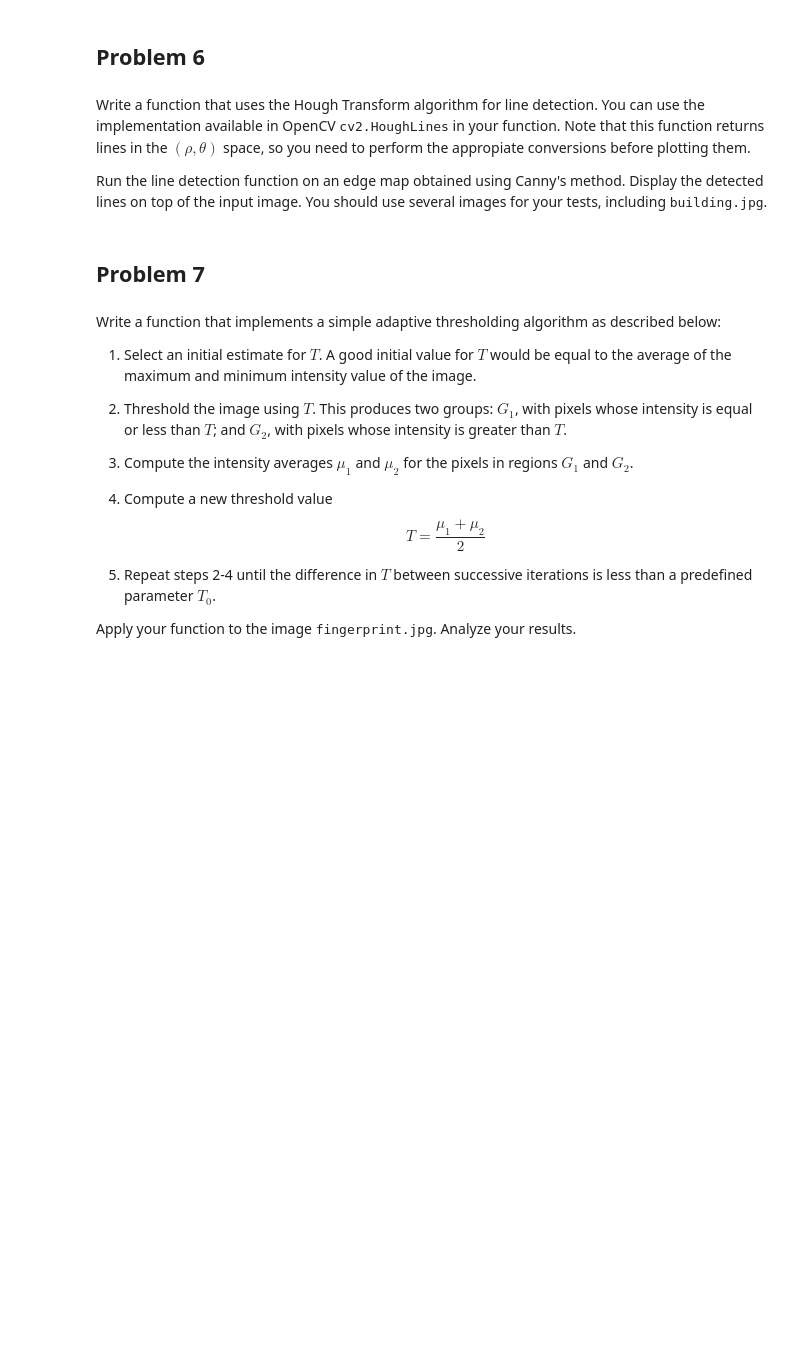
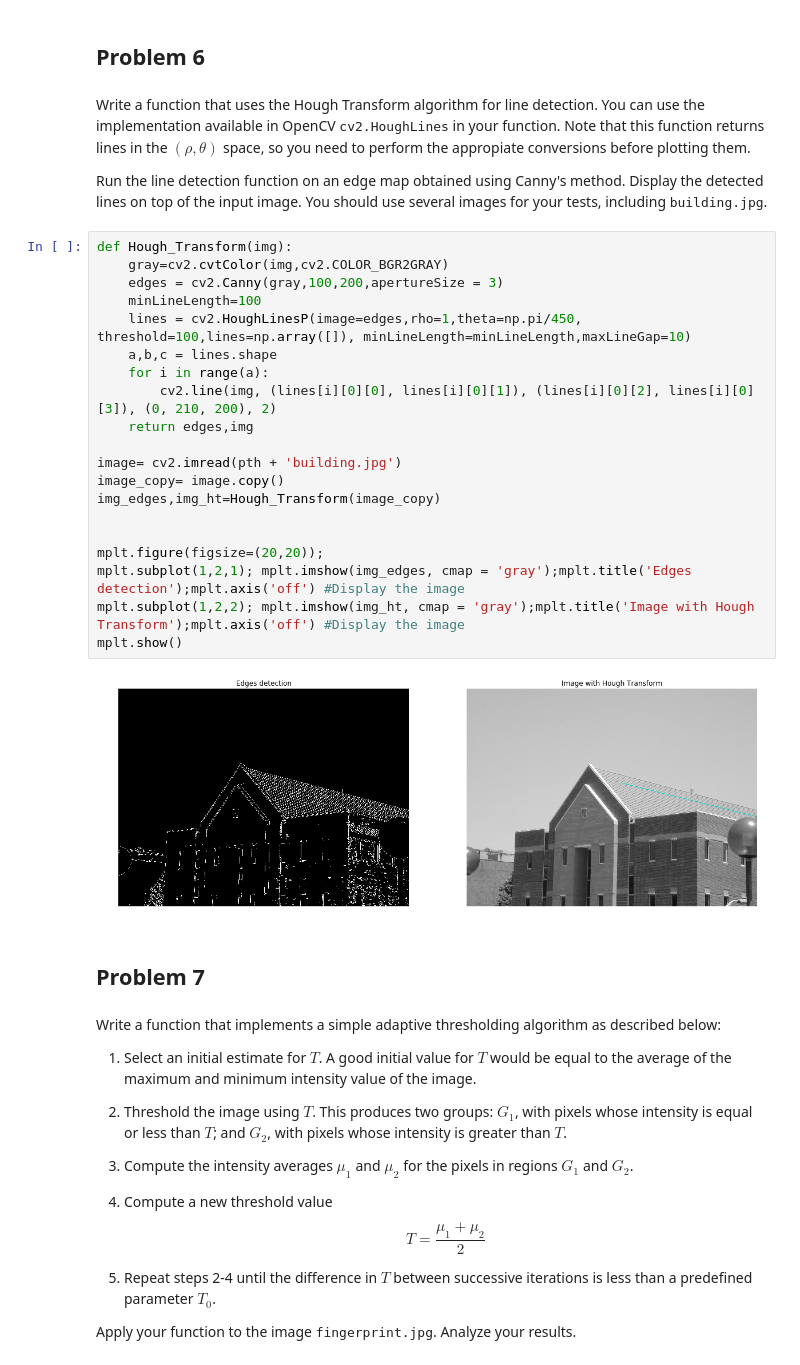
Before and after one commit to karolaya/PDI, a Jupyter notebook: PS-04/problem_set_4.ipynb, the cells around one changed output. Drawn from its saved outputs; the diff is of its cells as text; blank space fills up the shorter version.

```diff
--- a/PS-04/problem_set_4.ipynb
+++ b/PS-04/problem_set_4.ipynb
@@ -153,6 +190,28 @@ Also, try changing the thresholds in the edge detection process. What are the ef
 Write a function that uses the Hough Transform algorithm for line detection. You can use the implementation available in OpenCV <tt>cv2.HoughLines</tt> in your function. Note that this function returns lines in the $(\rho, \theta)$ space, so you need to perform the appropiate conversions before plotting them.
 
 Run the line detection function on an edge map obtained using Canny's method. Display the detected lines on top of the input image. You should use several images for your tests, including <tt>building.jpg</tt>.
+# %%
+def Hough_Transform(img):
+    gray=cv2.cvtColor(img,cv2.COLOR_BGR2GRAY)
+    edges = cv2.Canny(gray,100,200,apertureSize = 3)
+    minLineLength=100
+    lines = cv2.HoughLinesP(image=edges,rho=1,theta=np.pi/450, threshold=100,lines=np.array([]), minLineLength=minLineLength,maxLineGap=10)
+    a,b,c = lines.shape
+    for i in range(a):
+        cv2.line(img, (lines[i][0][0], lines[i][0][1]), (lines[i][0][2], lines[i][0][3]), (0, 210, 200), 2)
+    return edges,img
+
+image= cv2.imread(pth + 'building.jpg')
+image_copy= image.copy()
+img_edges,img_ht=Hough_Transform(image_copy)
+
+
+mplt.figure(figsize=(20,20));
+mplt.subplot(1,2,1); mplt.imshow(img_edges, cmap = 'gray');mplt.title('Edges detection');mplt.axis('off') #Display the image
+mplt.subplot(1,2,2); mplt.imshow(img_ht, cmap = 'gray');mplt.title('Image with Hough Transform');mplt.axis('off') #Display the image
+mplt.show()
+# %% [output]
+[figure, added]
 # %% [markdown]
 ## Problem 7
 # %% [markdown]
```
Also changed, not shown: parts of 4 cells of this notebook, 2 other files.
